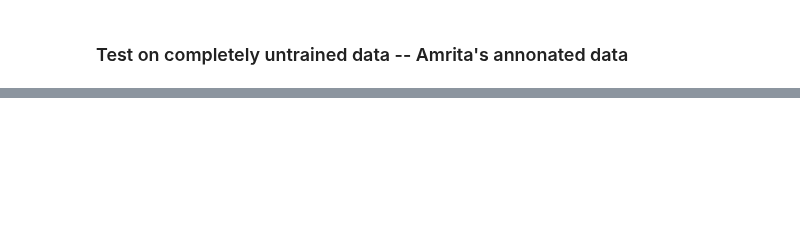
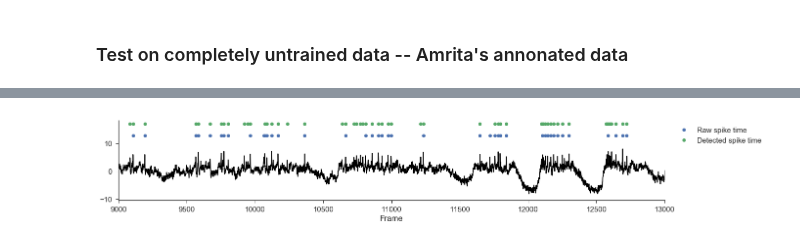
Before and after one commit to zqwei/fish_processing, a Jupyter notebook: notebooks/spikeDetectionNeuralNetwork_TK_v2.ipynb, the cells around one changed output, grey strips where cells are left out. Drawn from its saved outputs; the diff is of its cells as text; code cells hidden in the pictures; blank space fills up the shorter version.

```diff
--- a/notebooks/spikeDetectionNeuralNetwork_TK_v2.ipynb
+++ b/notebooks/spikeDetectionNeuralNetwork_TK_v2.ipynb
@@ -141,0 +175,15 @@ plt.show()
+# %%
+spk_ = detected_peak_spikes(m, x_, voltr_, thres=0.4, devoltr_ = denoised_voltr, peakThres=.8, peak_minDist=8, smallPeakThres = 40)
+spk = spkcount
+
+plt.figure(figsize=(20, 3))
+plot_spks(plt, spk, voltr_as.max()*1.5, label='Raw spike time')
+plot_spks(plt, spk_, voltr_as.max()*2.0, label='Detected spike time')
+plt.plot(voltr_as,'-k')
+plt.xlabel('Frame')
+plt.xlim([9000, 13000])
+plt.legend(loc='upper center', bbox_to_anchor=(1.1, 1))
+sns.despine()
+plt.show()
+# %% [output]
+[figure, added]
```
Also changed, not shown: parts of 11 cells of this notebook, 1 other file.
